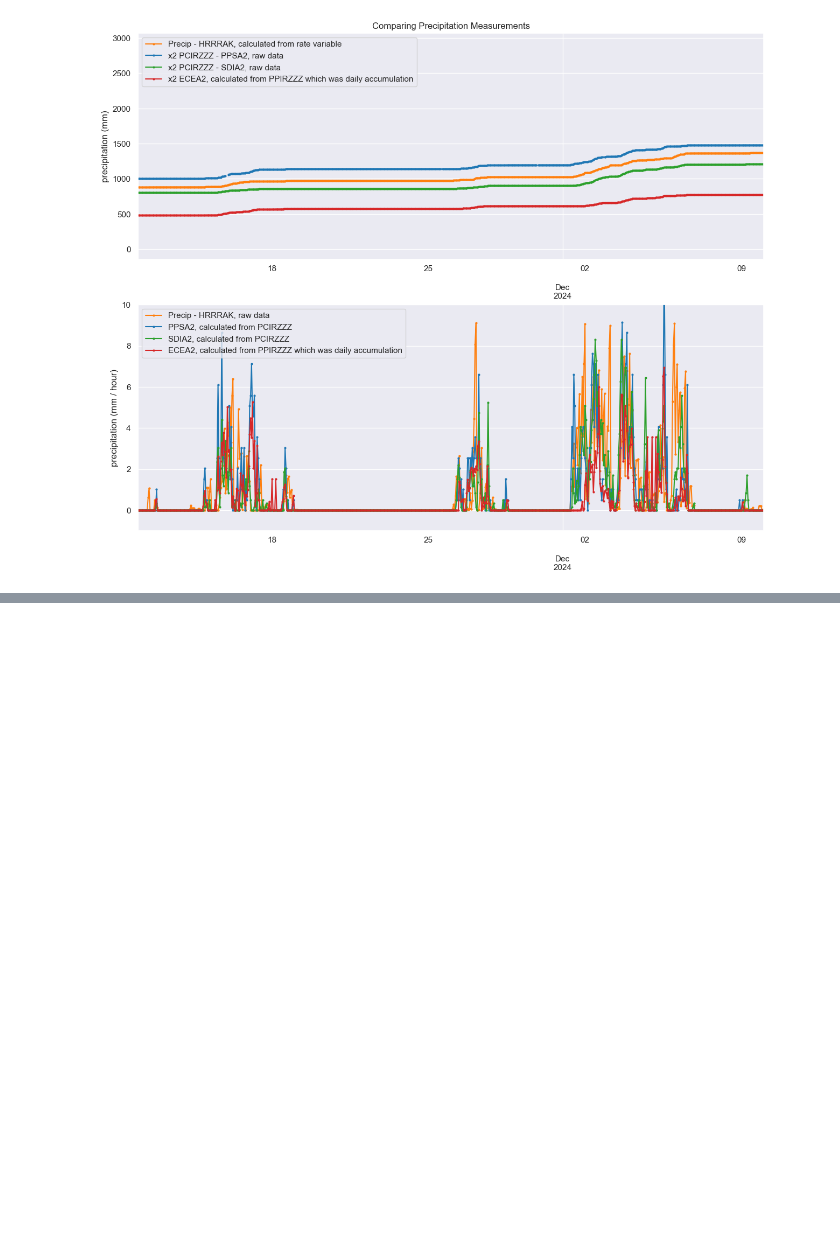
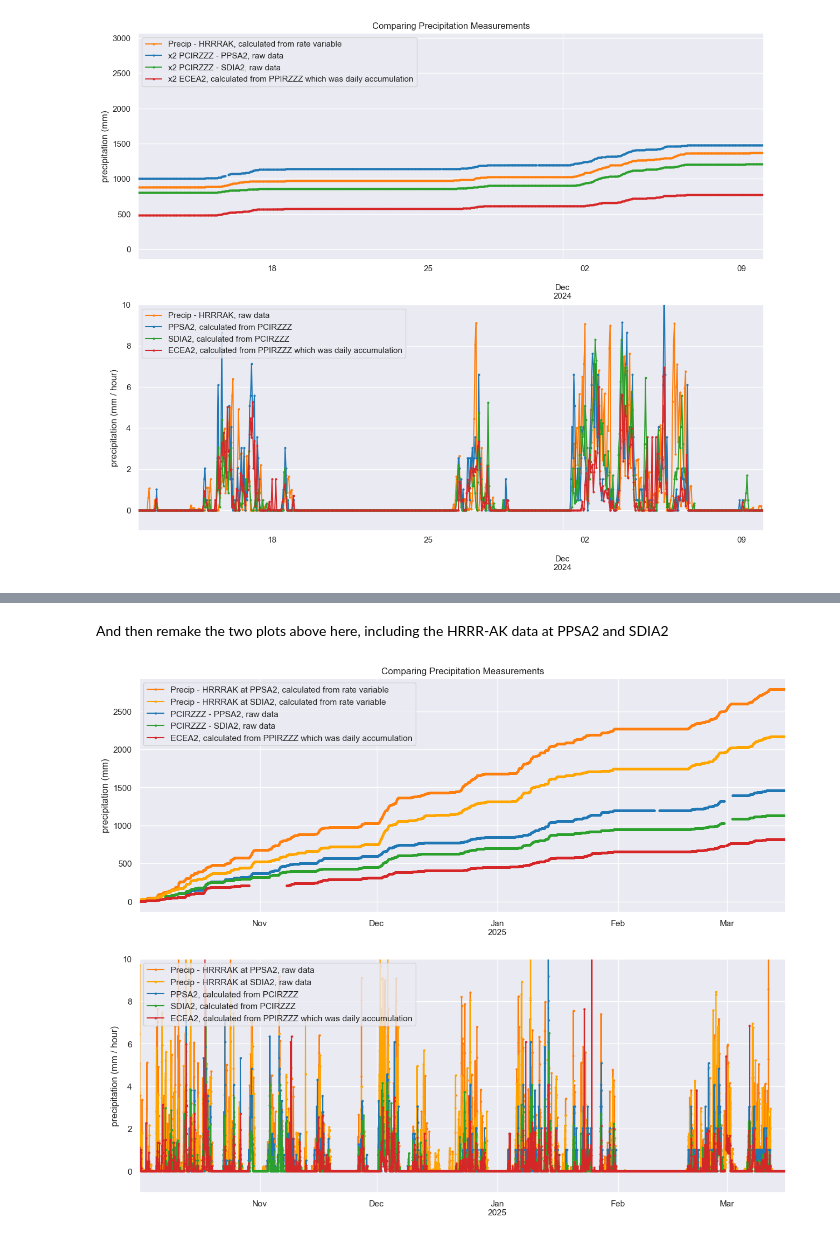
Before and after one commit to cassielumbrazo/juneau_data_analysis, a Jupyter notebook: 5_compare_all_precipitation.ipynb, the cells around one changed output, grey strips where cells are left out. Cells and saved outputs as stored; diff of their text form; code cells hidden in the pictures; blank space fills up the shorter version.

Commit message:
adding hrrrak at SDIA2 site low in watershed

```diff
--- a/5_compare_all_precipitation.ipynb
+++ b/5_compare_all_precipitation.ipynb
@@ -624,0 +601,7 @@ df_precip.head()
+# %%
+lat_SDIA2 = 58.27720
+lon_SDIA2 = -134.38920
+
+# select the nearest grid point to the given lat/lon for SDIA2
+ds_hrrrak_sdia2 = ds_hrrrak.sel(y=lat_SDIA2, x=lon_SDIA2, method='nearest')
+ds_hrrrak_sdia2
@@ -655,4 +660,0 @@ For now, let's subtract the first value so that both accumulations PC_PPSA2 and
-# %%
-# df_precip['PC_ECEA2'] = df_precip['PP_ECEA2'].cumsum()
-df_precip['PC_ECEA2'] = df_precip['PP_ECEA2'].cumsum()
-df_precip.head()
@@ -783,0 +663,4 @@ plt.show()
+# %%
+df_precip['PR_HRRRAK_SDIA2'] = ds_hrrrak_SDIA2_clipped['precip_total'].values
+df_precip['PC_HRRRAK_SDIA2'] = ds_hrrrak_SDIA2_clipped['precip_total'].cumsum().values
+df_precip.head()
@@ -783,0 +675,48 @@ plt.show()
+# %% [markdown]
+And then remake the two plots above here, including the HRRR-AK data at PPSA2 and SDIA2
+# %%
+# fig, ax = plt.subplots(3,1, figsize=(15, 12), sharex=False, sharey=False)
+fig, ax = plt.subplots(2,1, figsize=(15, 12), sharex=False, sharey=False)
+
+df_precip['PC_HRRRAK'].plot(ax=ax[0], marker='o', markersize=2,label='Precip - HRRRAK at PPSA2, calculated from rate variable', color='tab:orange')  # mm
+df_precip['PC_HRRRAK_SDIA2'].plot(ax=ax[0], marker='o', markersize=2,label='Precip - HRRRAK at SDIA2, calculated from rate variable', color='orange')  # mm
+
+df_precip['PC_PPSA2'].plot(ax=ax[0], marker='o', markersize=2, label='PCIRZZZ - PPSA2, raw data', color='tab:blue')  # mm
+df_precip['PC_SDIA2'].plot(ax=ax[0], marker='o', markersize=2, label='PCIRZZZ - SDIA2, raw data', color='tab:green')  # mm
+df_precip['PC_ECEA2'].plot(ax=ax[0], marker='o', markersize=2, label='ECEA2, calculated from PPIRZZZ which was daily accumulation', color='tab:red')  # mm
+
+df_precip['PR_HRRRAK'].plot(ax=ax[1], marker='o', markersize=2,label='Precip - HRRRAK at PPSA2, raw data', color='tab:orange')  # mm
+df_precip['PR_HRRRAK_SDIA2'].plot(ax=ax[1], marker='o', markersize=2,label='Precip - HRRRAK at SDIA2, raw data', color='orange')  # mm
+
+df_precip['PR_PPSA2'].plot(ax=ax[1], marker='o', markersize=2, label='PPSA2, calculated from PCIRZZZ', color='tab:blue')  # mm
+df_precip['PR_SDIA2'].plot(ax=ax[1], marker='o', markersize=2, label='SDIA2, calculated from PCIRZZZ', color='tab:green')  # mm
+df_precip['PR_ECEA2'].plot(ax=ax[1], marker='o', markersize=2, label='ECEA2, calculated from PPIRZZZ which was daily accumulation', color='tab:red')  # mm
+
+# daily accumulation just for the ECEA2 raw data
+# df_precip['PP_ECEA2'].plot(ax=ax[2], marker='o', markersize=2, label='PPIRZZZ - ECEA2, raw data daily accumulation', color='tab:red')  # mm
+
+
+# set titles and labels
+ax[0].set_title('Comparing Precipitation Measurements')
+ax[0].set_ylabel('precipitation (mm)')
+ax[1].set_ylabel('precipitation (mm / hour)')
+# ax[2].set_ylabel('precipitation (mm / day)')
+
+# zoom in the bottom plot
+# start_date = '2024-11-12'
+# end_date = '2024-12-10'
+# ax[0].set_xlim(pd.to_datetime(start_date), pd.to_datetime(end_date))
+# ax[1].set_xlim(pd.to_datetime(start_date), pd.to_datetime(end_date))
+
+ax[0].set_xlabel('')
+ax[1].set_xlabel('')
+ax[0].legend(loc='upper left')
+ax[1].legend(loc='upper left')
+# ax[2].legend(loc='upper left')
+
+ax[1].set_ylim(-1, 10)  # Set y-limits for the second plot to zoom in on the precipitation rates
+
+
+plt.show()
+# %% [output]
+[figure, added]
```
Also changed, not shown: parts of 21 cells of this notebook.
